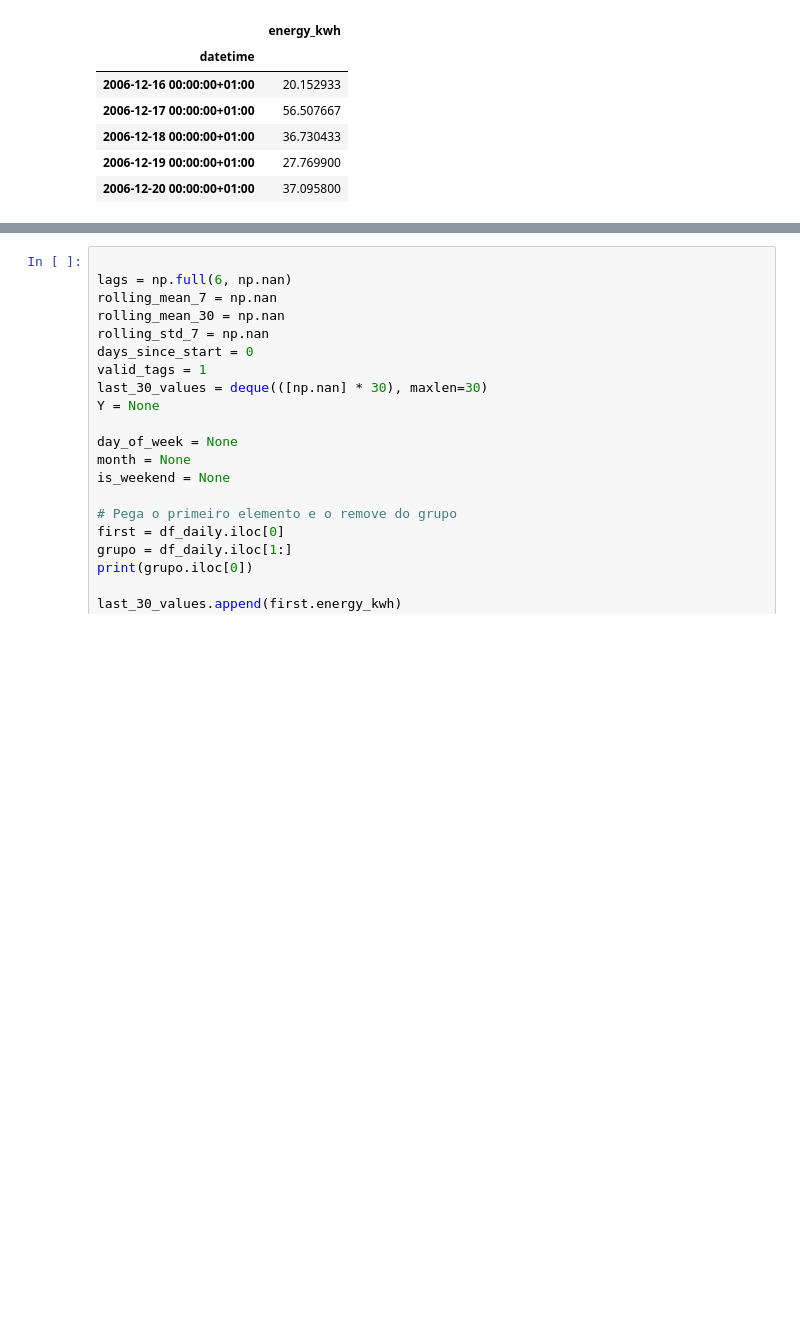
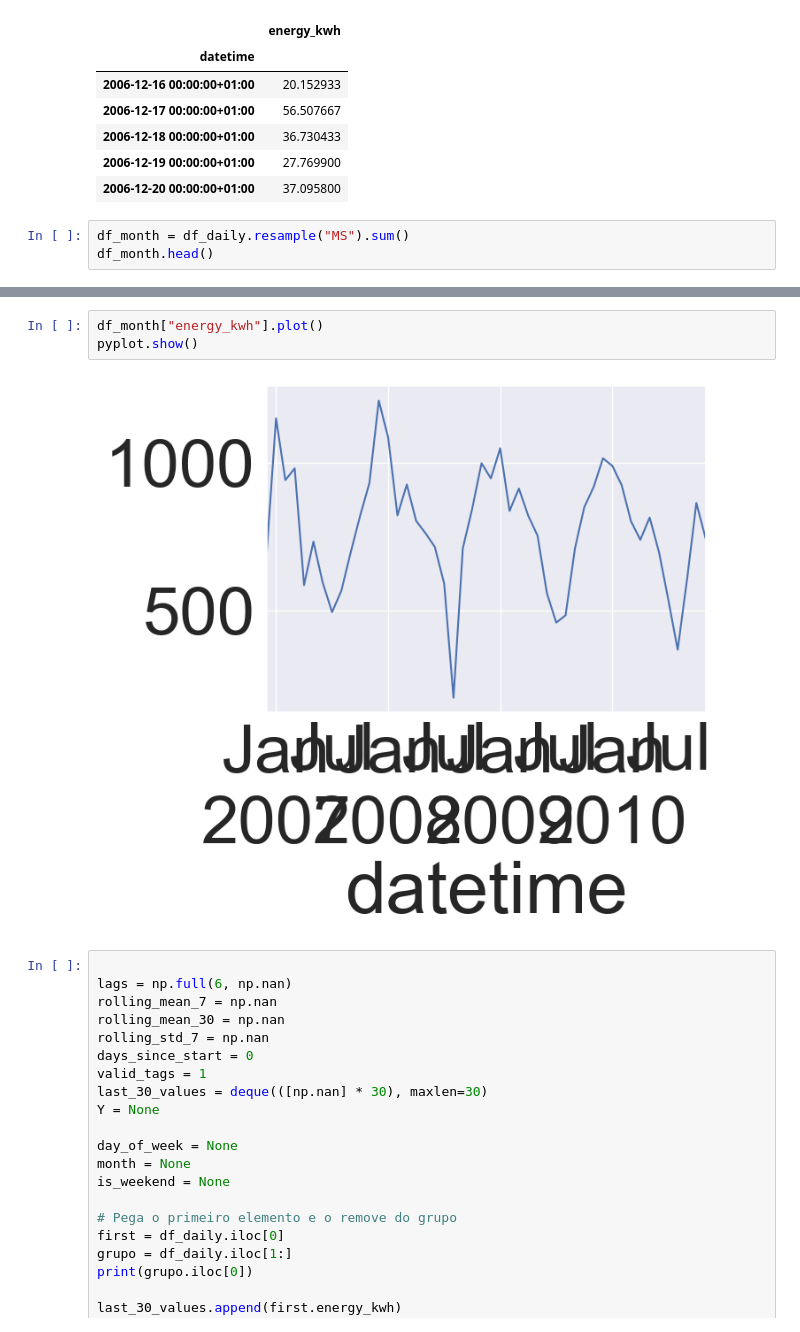
Before and after one commit to guiandradedev/energy-monitor-backend, a Jupyter notebook: ai/cost-predictor/household-exploratory-analysis.ipynb, the cells around one changed output, grey strips where cells are left out. Drawn from its saved outputs; the diff is of its cells as text; blank space fills up the shorter version.

```diff
--- a/ai/cost-predictor/household-exploratory-analysis.ipynb
+++ b/ai/cost-predictor/household-exploratory-analysis.ipynb
@@ -239,3 +238,6 @@ df_daily.head()
 | 2006-12-18 00:00:00+01:00 | 36.730433 |
 | 2006-12-19 00:00:00+01:00 | 27.769900 |
 | 2006-12-20 00:00:00+01:00 | 37.095800 |
+# %%
+df_month = df_daily.resample("MS").sum()
+df_month.head()
@@ -242,3 +252,8 @@ df_daily.head()
+# %%
+df_month["energy_kwh"].plot()
+pyplot.show()
+# %% [output]
+[figure, added]
 # %%
 
 lags = np.full(6, np.nan)
```
Also changed, not shown: parts of 21 cells of this notebook, 4 other files.
